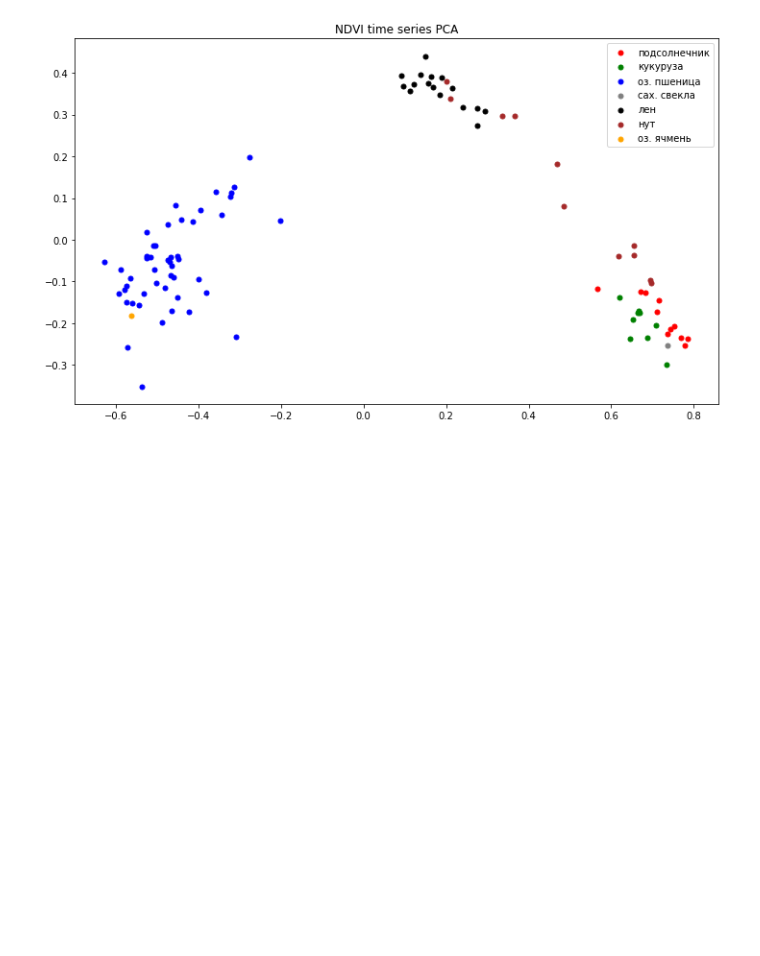
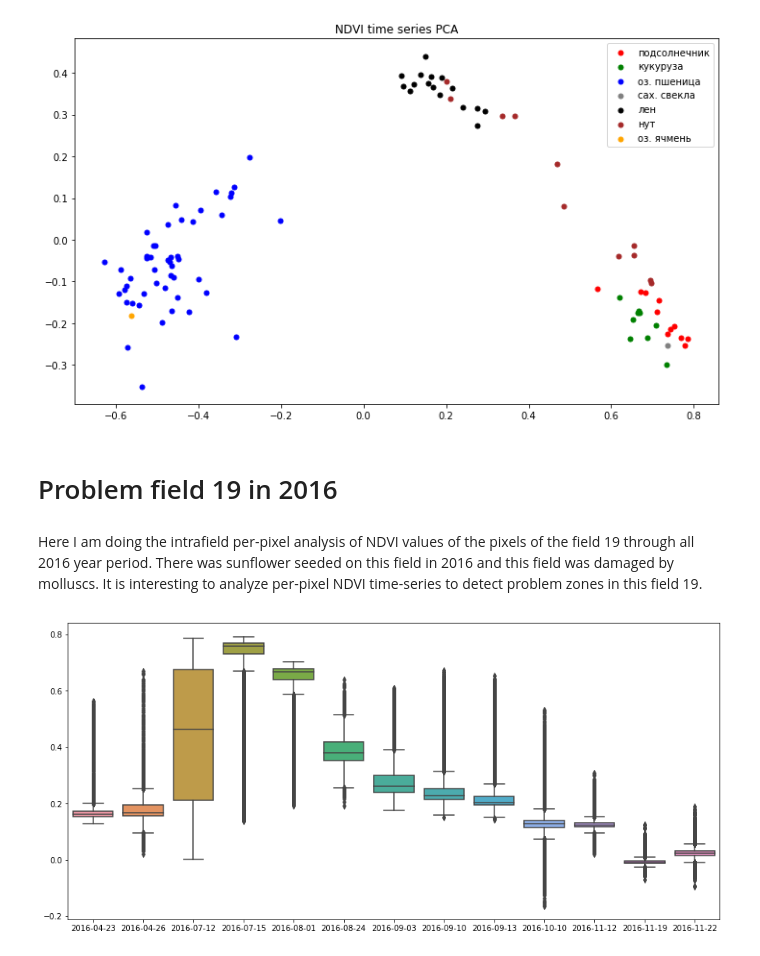
Before and after one commit to mosin26/agriculture, a Jupyter notebook: rostov.ipynb, the cells around one changed output. Cells and saved outputs as stored; diff of their text form; code cells hidden in the pictures; blank space fills up the shorter version.

Commit message:
Begin time-series analysis for field 19

```diff
--- a/rostov.ipynb
+++ b/rostov.ipynb
@@ -257,3 +258,7 @@ plt.title('NDVI time series PCA')
 plt.show()
 # %% [output]
 [figure]
+# %% [markdown]
+# Problem field 19 in 2016
+# %% [markdown]
+Here I am doing the intrafield per-pixel analysis of NDVI values of the pixels of the field 19 through all 2016 year period. There was sunflower seeded on this field in 2016 and this field was damaged by molluscs. It is interesting to analyze per-pixel NDVI time-series to detect problem zones in this field 19.
@@ -259,0 +273,46 @@ plt.show()
+# %%
+# read NDVI maps
+
+ndvis, dates = [], []
+root = '/Users/vasilii/Desktop/sentinel/'
+
+for folder in tqdm(next(os.walk(root))[1]):
+    date = re.findall('(\d+)T', folder)[-1]
+    if date[:4] == '2017':
+        continue
+    for granule in next(os.walk(root+folder+'/GRANULE'))[1]:
+        if 'T37TFM' in granule:
+            for image in next(os.walk(root+folder+'/GRANULE/'+granule+'/IMG_DATA'))[2]:
+                if '_B04.jp2' in image and 'aux.xml' not in image:
+                    band_04 = rasterio.open(root+folder+'/GRANULE/'+granule+'/IMG_DATA/'+image)
+                elif '_B08.jp2' in image and 'aux.xml' not in image:
+                    band_08 = rasterio.open(root+folder+'/GRANULE/'+granule+'/IMG_DATA/'+image)
+
+    masked_04 = mask(band_04, field_19, nodata=0, crop=True)
+    masked_08 = mask(band_08, field_19, nodata=0, crop=True)
+
+    masked_04 = masked_04[0].data[0].astype('int16')
+    masked_08 = masked_08[0].data[0].astype('int16')
+
+    masked_04 = masked_04[np.nonzero(masked_04)]
+    masked_08 = masked_08[np.nonzero(masked_08)]
+
+    ndvis.append((masked_08-masked_04)/(masked_08+masked_04))
+    dates.append(datetime.datetime.strptime(date, '%Y%m%d').date())
+
+    band_04.close()
+    band_08.close()
+# %%
+# sort values wrt dates
+
+ndvis = [ndvis[i] for i in np.argsort(dates)]
+dates = np.sort(dates)
+# %%
+# boxplots of NDVI values for field 19
+# over different timestamps
+
+plt.figure(figsize=(15,7))
+sns.boxplot(dates, ndvis)
+plt.show()
+# %% [output]
+[figure, added]
```
Also changed, not shown: parts of 2 cells of this notebook.
